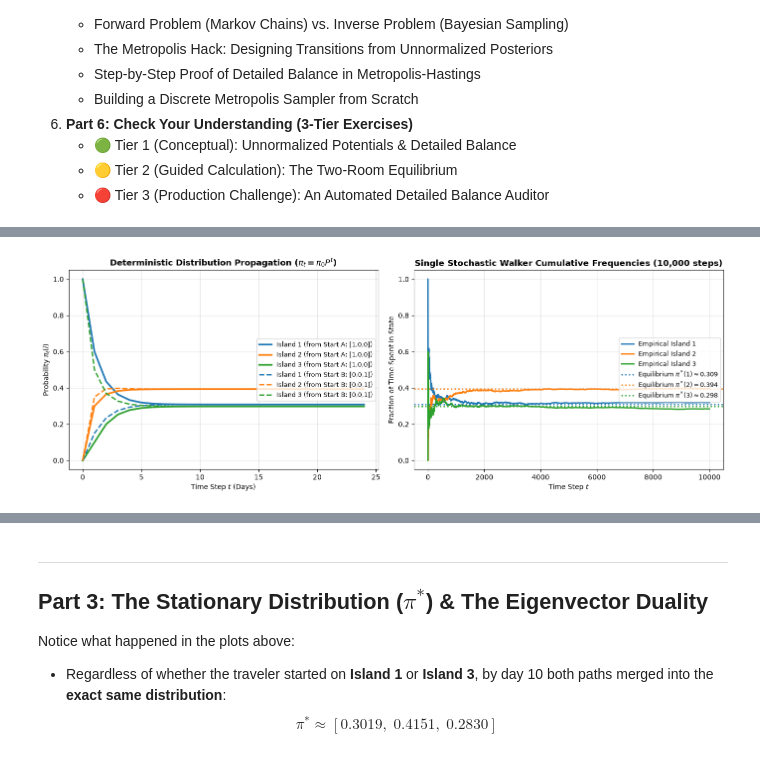
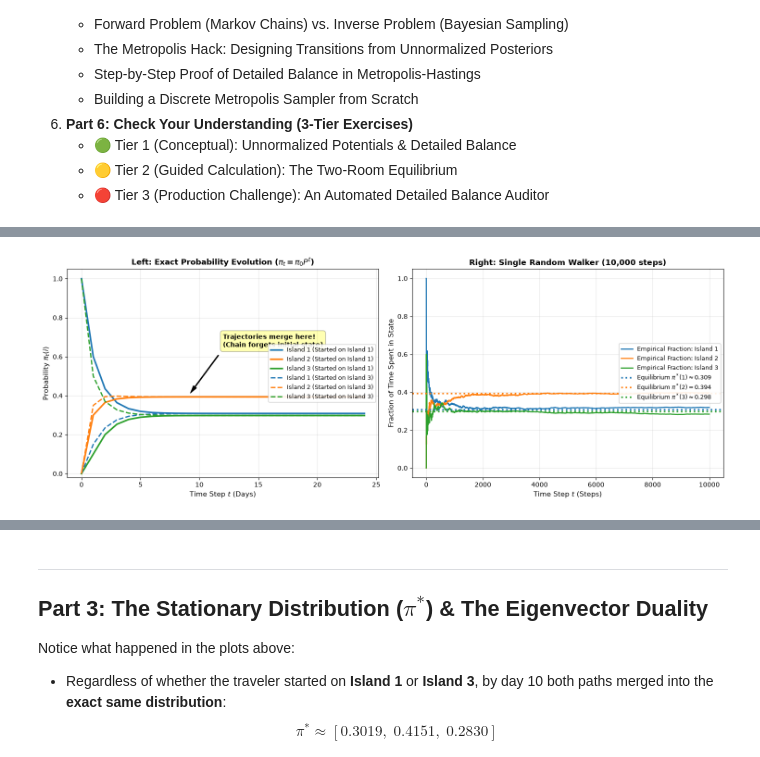
Before and after one commit to tarobins/bayesian-inference-intro, a Jupyter notebook: python/03b_markov_chains_and_detailed_balance.ipynb, the cells around one changed output, grey strips where cells are left out. Saved outputs shown, nothing was run; the diff lists cells and outputs as text; code cells hidden in the pictures.

Commit message:
Simplify island names to Island 1, 2, 3 and add explicit line-by-line guide for Section 2.1 plots (Python & R tracks)

```diff
--- a/python/03b_markov_chains_and_detailed_balance.ipynb
+++ b/python/03b_markov_chains_and_detailed_balance.ipynb
@@ -104,7 +104,7 @@ import pandas as pd
 np.random.seed(42)
 
 # Define state names and transition matrix P
-states = ["Island 1 (Sunny)", "Island 2 (Windy)", "Island 3 (Rainy)"]
+states = ["Island 1", "Island 2", "Island 3"]
 K = len(states)
 
 P = np.array([
@@ -157,8 +169,8 @@ n_steps = 25
 pi_A = np.zeros((n_steps, K))
 pi_B = np.zeros((n_steps, K))
 
-pi_A[0] = [1.0, 0.0, 0.0]  # Start 100% on Island 1
-pi_B[0] = [0.0, 0.0, 1.0]  # Start 100% on Island 3
+pi_A[0] = [1.0, 0.0, 0.0]  # Scenario A: Start 100% on Island 1
+pi_B[0] = [0.0, 0.0, 1.0]  # Scenario B: Start 100% on Island 3
 
 for t in range(1, n_steps):
     pi_A[t] = pi_A[t-1] @ P
@@ -168,58 +180,70 @@ for t in range(1, n_steps):
 def simulate_walk(P, initial_state=0, steps=10000):
     chain = np.zeros(steps, dtype=int)
     chain[0] = initial_state
     for t in range(1, steps):
         curr = chain[t-1]
         chain[t] = np.random.choice(K, p=P[curr])
     return chain
 
 walk = simulate_walk(P, initial_state=0, steps=10000)
 empirical_freqs = np.bincount(walk, minlength=K) / len(walk)
 
 # Plotting convergence
-fig, axes = plt.subplots(1, 2, figsize=(14, 5))
+fig, axes = plt.subplots(1, 2, figsize=(15, 5.5))
 
 # Subplot 1: Deterministic Convergence from Different Starts
-axes[0].plot(pi_A[:, 0], color='#1f77b4', lw=2.5, label='Island 1 (from Start A: [1,0,0])')
-axes[0].plot(pi_A[:, 1], color='#ff7f0e', lw=2.5, label='Island 2 (from Start A: [1,0,0])')
-axes[0].plot(pi_A[:, 2], color='#2ca02c', lw=2.5, label='Island 3 (from Start A: [1,0,0])')
+# Solid lines = Started on Island 1
+axes[0].plot(pi_A[:, 0], color='#1f77b4', lw=2.5, label='Island 1 (Started on Island 1)')
+axes[0].plot(pi_A[:, 1], color='#ff7f0e', lw=2.5, label='Island 2 (Started on Island 1)')
+axes[0].plot(pi_A[:, 2], color='#2ca02c', lw=2.5, label='Island 3 (Started on Island 1)')
 
-axes[0].plot(pi_B[:, 0], color='#1f77b4', lw=2, linestyle='--', label='Island 1 (from Start B: [0,0,1])')
-axes[0].plot(pi_B[:, 1], color='#ff7f0e', lw=2, linestyle='--', label='Island 2 (from Start B: [0,0,1])')
-axes[0].plot(pi_B[:, 2], color='#2ca02c', lw=2, linestyle='--', label='Island 3 (from Start B: [0,0,1])')
+# Dashed lines = Started on Island 3
+axes[0].plot(pi_B[:, 0], color='#1f77b4', lw=2.0, linestyle='--', label='Island 1 (Started on Island 3)')
+axes[0].plot(pi_B[:, 1], color='#ff7f0e', lw=2.0, linestyle='--', label='Island 2 (Started on Island 3)')
+axes[0].plot(pi_B[:, 2], color='#2ca02c', lw=2.0, linestyle='--', label='Island 3 (Started on Island 3)')
 
-axes[0].set_title(r"Deterministic Distribution Propagation ($\pi_t = \pi_0 P^t$)", fontsize=12, fontweight='bold')
-axes[0].set_xlabel("Time Step $t$ (Days)")
-axes[0].set_ylabel(r"Probability $\pi_t(i)$")
+# Visual annotation showing convergence
+axes[0].annotate('Trajectories merge here!\n(Chain forgets initial state)',
+                 xy=(9, pi_A[9, 1]), xytext=(12, 0.65),
+                 arrowprops=dict(facecolor='black', shrink=0.08, width=1.2, headwidth=6),
+                 fontsize=10, fontweight='bold',
+                 bbox=dict(boxstyle='round,pad=0.4', facecolor='yellow', alpha=0.3))
+
+axes[0].set_title(r"Left: Exact Probability Evolution ($\pi_t = \pi_0 P^t$)", fontsize=12, fontweight='bold')
+axes[0].set_xlabel("Time Step $t$ (Days)", fontsize=11)
+axes[0].set_ylabel(r"Probability $\pi_t(i)$", fontsize=11)
+axes[0].set_ylim(-0.02, 1.05)
 axes[0].grid(True, alpha=0.3)
-axes[0].legend(fontsize=9, loc='center right')
+axes[0].legend(fontsize=9, loc='center right', framealpha=0.9)
 
 # Subplot 2: Single Stochastic Walker Cumulative Visit Frequencies
 cum_freq_1 = np.cumsum(walk == 0) / np.arange(1, len(walk) + 1)
 cum_freq_2 = np.cumsum(walk == 1) / np.arange(1, len(walk) + 1)
 cum_freq_3 = np.cumsum(walk == 2) / np.arange(1, len(walk) + 1)
 
-axes[1].plot(cum_freq_1, color='#1f77b4', lw=2, label='Empirical Island 1')
-axes[1].plot(cum_freq_2, color='#ff7f0e', lw=2, label='Empirical Island 2')
-axes[1].plot(cum_freq_3, color='#2ca02c', lw=2, label='Empirical Island 3')
-axes[1].axhline(pi_A[-1, 0], color='#1f77b4', linestyle=':', lw=2, label=r'Equilibrium $\pi^*(1) \approx {:.3f}$'.format(pi_A[-1,0]))
-axes[1].axhline(pi_A[-1, 1], color='#ff7f0e', linestyle=':', lw=2, label=r'Equilibrium $\pi^*(2) \approx {:.3f}$'.format(pi_A[-1,1]))
-axes[1].axhline(pi_A[-1, 2], color='#2ca02c', linestyle=':', lw=2, label=r'Equilibrium $\pi^*(3) \approx {:.3f}$'.format(pi_A[-1,2]))
+axes[1].plot(cum_freq_1, color='#1f77b4', lw=1.8, label='Empirical Fraction: Island 1')
+axes[1].plot(cum_freq_2, color='#ff7f0e', lw=1.8, label='Empirical Fraction: Island 2')
+axes[1].plot(cum_freq_3, color='#2ca02c', lw=1.8, label='Empirical Fraction: Island 3')
 
-axes[1].set_title("Single Stochastic Walker Cumulative Frequencies (10,000 steps)", fontsize=12, fontweight='bold')
-axes[1].set_xlabel("Time Step $t$")
-axes[1].set_ylabel("Fraction of Time Spent in State")
+axes[1].axhline(pi_A[-1, 0], color='#1f77b4', linestyle=':', lw=2.5, label=r'Equilibrium $\pi^*(1) \approx {:.3f}$'.format(pi_A[-1,0]))
+axes[1].axhline(pi_A[-1, 1], color='#ff7f0e', linestyle=':', lw=2.5, label=r'Equilibrium $\pi^*(2) \approx {:.3f}$'.format(pi_A[-1,1]))
+axes[1].axhline(pi_A[-1, 2], color='#2ca02c', linestyle=':', lw=2.5, label=r'Equilibrium $\pi^*(3) \approx {:.3f}$'.format(pi_A[-1,2]))
+
+axes[1].set_title("Right: Single Random Walker (10,000 steps)", fontsize=12, fontweight='bold')
+axes[1].set_xlabel("Time Step $t$ (Steps)", fontsize=11)
+axes[1].set_ylabel("Fraction of Time Spent in State", fontsize=11)
 axes[1].grid(True, alpha=0.3)
-axes[1].legend(fontsize=9, loc='center right')
+axes[1].legend(fontsize=9, loc='center right', framealpha=0.9)
 
 plt.tight_layout()
 plt.show()
 
-print("--- Final Probability Vector from Scenario A (t = 25) ---")
-print(f"pi_A[25] = {np.round(pi_A[-1], 4)}")
-print("--- Final Probability Vector from Scenario B (t = 25) ---")
-print(f"pi_B[25] = {np.round(pi_B[-1], 4)}")
-print("--- 10,000-Step Walker Empirical Visit Frequencies ---")
-print(f"Empirical = {np.round(empirical_freqs, 4)}")
+print("--- Exact Stationary Distribution from Matrix Powers (t = 25) ---")
+for i, name in enumerate(states):
+    print(f"  {name:10s} : {pi_A[-1, i]:.4f} ({pi_A[-1, i]*100:.1f}%)")
+
+print("\n--- 10,000-Step Random Walker Visit Frequencies ---")
+for i, name in enumerate(states):
+    print(f"  {name:10s} : {empirical_freqs[i]:.4f} ({empirical_freqs[i]*100:.1f}%)")
 # %% [output]
-[figure, old version]
+[figure, new version]
```
Also changed, not shown: parts of 6 cells of this notebook, 1 other file.
